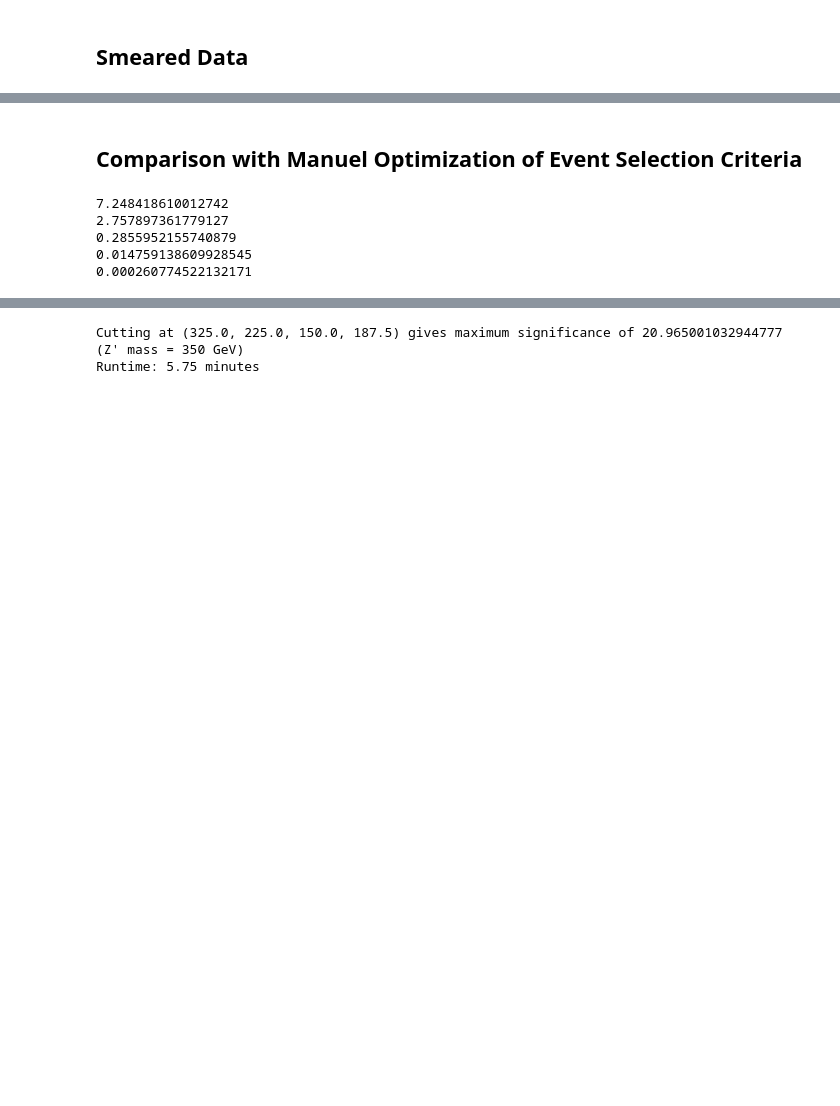
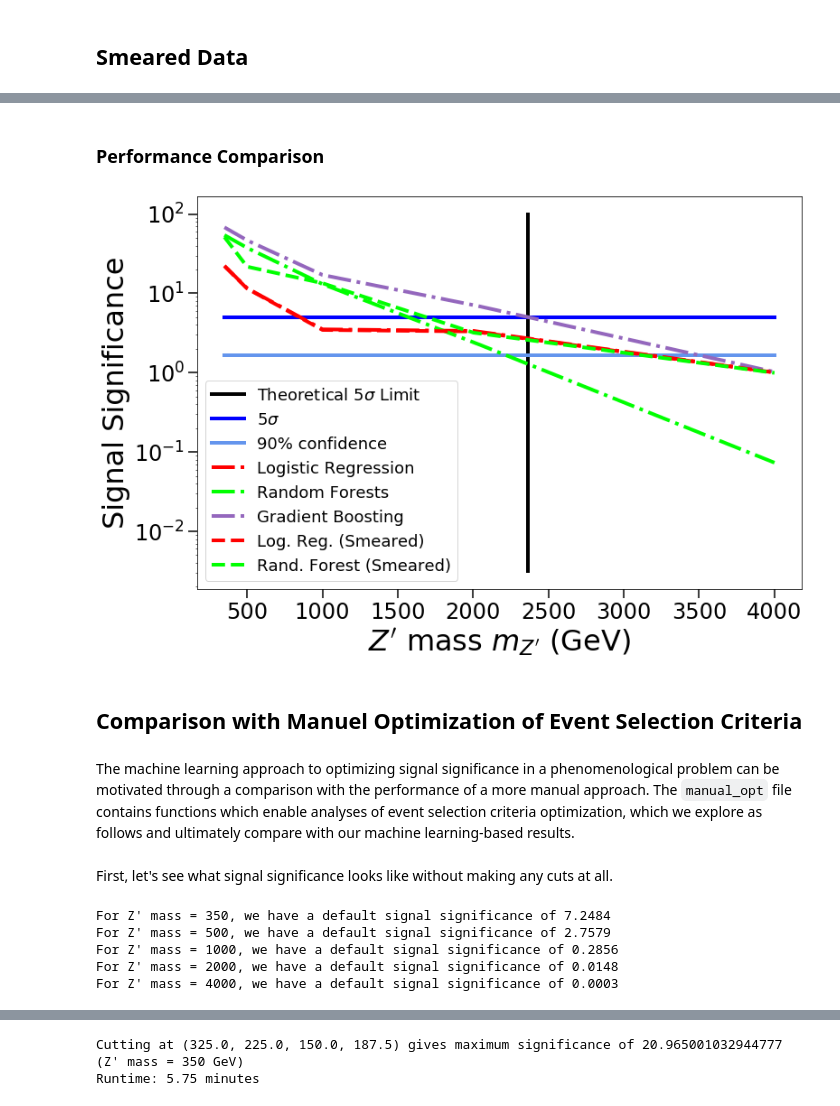
Before and after one commit to sheride/bcml4pheno, a Jupyter notebook: full_example.ipynb, the cells around one changed output, grey strips where cells are left out. Cells and saved outputs as stored; diff of their text form; code cells hidden in the pictures; blank space fills up the shorter version.

```diff
--- a/full_example.ipynb
+++ b/full_example.ipynb
@@ -1125,7 +1183,7 @@ print(f"(Runtime: {round(time_after - time_before,3)} minutes)")
 # %%
 time_before = getTime(form='m')
 randforest_m2T_smeared_model = bcml_model(
-    make_pipeline(StandardScaler(), RandomForestClassifier(n_jobs=-1)));
+    make_pipeline(StandardScaler(), RandomForestClassifier(n_estimators=250, n_jobs=-1)));
 randforest_m2T_smeared_model.fit(*smeared_data[3][0][:2])
 time_after = getTime(form='m')
 print(f"(Runtime: {round(time_after - time_before,3)} minutes)")
@@ -1134,7 +1192,7 @@ print(f"(Runtime: {round(time_after - time_before,3)} minutes)")
 # %%
 time_before = getTime(form='m')
 randforest_m4T_smeared_model = bcml_model(
-    make_pipeline(StandardScaler(), RandomForestClassifier(n_jobs=-1)));
+    make_pipeline(StandardScaler(), RandomForestClassifier(n_estimators=250, n_jobs=-1)));
 randforest_m4T_smeared_model.fit(*smeared_data[4][0][:2])
 time_after = getTime(form='m')
 print(f"(Runtime: {round(time_after - time_before,3)} minutes)")
@@ -1145,0 +1261,11 @@ randforest_smeared_models = [randforest_m350G_smeared_model, randforest_m500G_sm
+# %%
+time_before = getTime(form='m')
+randforest_smeared_opt_results_sepbg = [model.best_threshold(signal_yield, background_yields, smeared_data[i][1][0], smeared_data[i][1][2],
+                                                         sepbg=True)
+                              for i, (model, signal_yield) in enumerate(zip(randforest_smeared_models, signal_yields))]
+randforest_smeared_opt_sigs_sepbg = [result[1] for result in randforest_smeared_opt_results_sepbg]
+for sig, mass in zip(randforest_smeared_opt_sigs_sepbg, masses):
+    print(f"Z' mass = {mass} GeV --> random forests gives optimized sign. of {round(sig, 3)} sigma",
+          "w/ separated backgrounds (smeared data)")
+time_after = getTime(form='m')
+print(f"(Runtime: {round(time_after - time_before,3)} minutes)")
@@ -1145,0 +1279,3 @@ randforest_smeared_models = [randforest_m350G_smeared_model, randforest_m500G_sm
+# %%
+logreg_smeared_opt_sigs_sepbg_f = scipy.interpolate.interp1d(masses, np.log10(logreg_smeared_opt_sigs_sepbg), kind='linear')
+randforest_smeared_opt_sigs_sepbg_f = scipy.interpolate.interp1d(masses, np.log10(randforest_smeared_opt_sigs_sepbg), kind='linear')
@@ -1201,18 +1327,59 @@ print(f"(Runtime: {round(time_after - time_before,3)} minutes)")
 # %%
 xgradboost_smeared_models = [xgradboost_m350G_smeared_model, xgradboost_m500G_smeared_model, xgradboost_m1T_smeared_model,
                              xgradboost_m2T_smeared_model, xgradboost_m4T_smeared_model]
+# %% [markdown]
+### Performance Comparison
+# %%
+import matplotlib.pyplot as plt
+
+with plt.rc_context(get_settings()):
+    plt.plot([max_mass for i in range(2)], np.logspace(-2.5, 2, 2), label=r'Theoretical $5\sigma$ Limit', c='black')
+    plt.plot(sample_masses, [5 for m in sample_masses], label=r'5$\sigma$', c='blue')
+    plt.plot(sample_masses, [1.645 for m in sample_masses], label=r'90% confidence', c='cornflowerblue')
+    plt.plot(
+        sample_masses, [10**logreg_opt_sigs_sepbg_f(m) for m in sample_masses],
+        label='Logistic Regression',
+        c='red', linestyle='-.')
+    plt.plot(
+        sample_masses, [10**randforest_opt_sigs_sepbg_f(m) for m in sample_masses],
+        label='Random Forests',
+        c='lime', linestyle='-.')
+    plt.plot(
+        sample_masses, [10**xgradboost_opt_sigs_sepbg_f(m) for m in sample_masses],
+        label='Gradient Boosting',
+        c='tab:purple', linestyle='-.')
+    plt.plot(
+        sample_masses, [10**logreg_smeared_opt_sigs_sepbg_f(m) for m in sample_masses],
+        label='Log. Reg. (Smeared)',
+        c='red', linestyle='--')
+    plt.plot(
+        sample_masses, [10**randforest_smeared_opt_sigs_sepbg_f(m) for m in sample_masses],
+        label='Rand. Forest (Smeared)',
+        c='lime', linestyle='--')
+    plt.ylabel('Signal Significance');
+    plt.xlabel(r"$Z'$ mass $m_{Z'}$ (GeV)");
+    plt.yscale('log')
+    plt.legend()
+# %% [output]
+[figure, added]
 # %% [markdown]
 ## Comparison with Manuel Optimization of Event Selection Criteria
+# %% [markdown]
+The machine learning approach to optimizing signal significance in a phenomenological problem can be motivated through a comparison with the performance of a more manual approach. The `manual_opt` file contains functions which enable analyses of event selection criteria optimization, which we explore as follows and ultimately compare with our machine learning-based results.
 # %%
 sigss = signal_data
 bgss = background_data
 names = get47Dfeatures()
+# %% [markdown]
+First, let's see what signal significance looks like without making any cuts at all.
 # %%
-for signal_yield in signal_yields:
-    print(manual_significance(signal_yield, background_yields, 1, [1]*3))
+for mass, signal_yield in zip(masses, signal_yields):
+    print(
+        f"For Z' mass = {mass}, we have a default signal significance of",
+        f"{round(manual_significance(signal_yield, background_yields, 1, [1]*3), 4)}")
 # %% [output]
-7.248418610012742
-2.757897361779127
-0.2855952155740879
-0.014759138609928545
-0.000260774522132171
+For Z' mass = 350, we have a default signal significance of 7.2484
+For Z' mass = 500, we have a default signal significance of 2.7579
+For Z' mass = 1000, we have a default signal significance of 0.2856
+For Z' mass = 2000, we have a default signal significance of 0.0148
+For Z' mass = 4000, we have a default signal significance of 0.0003
```
Also changed, not shown: parts of 68 cells of this notebook, 8 other files.
